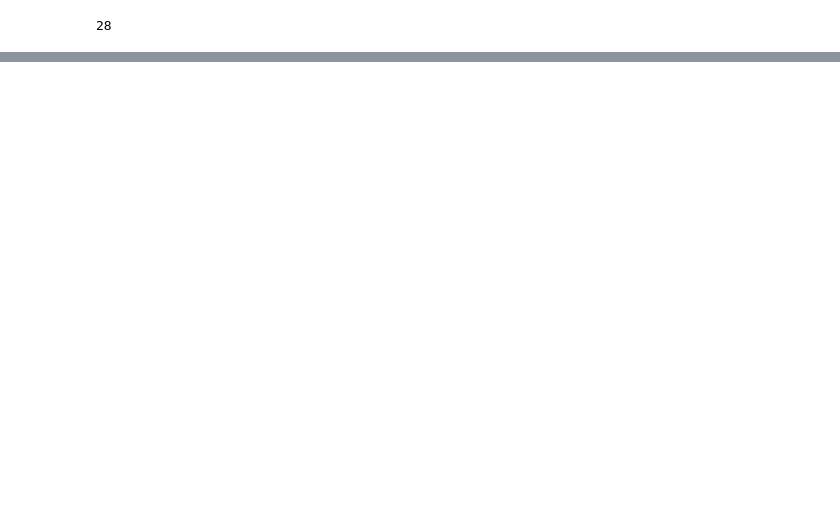
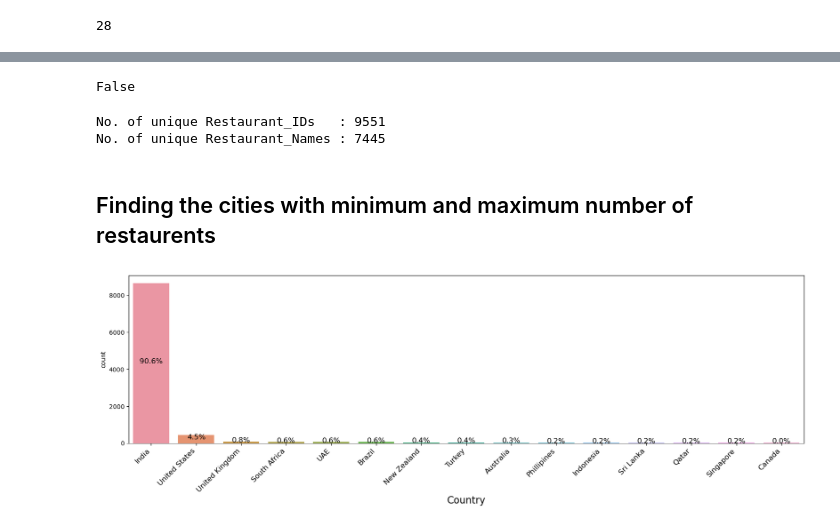
Before and after one commit to ParvezShahShaik/restaurant_recommendation, a Jupyter notebook: Restaurant_Recommendation_Project.ipynb, the cells around one changed output, grey strips where cells are left out. Saved outputs shown, nothing was run; the diff lists cells and outputs as text; code cells hidden in the pictures; blank space fills up the shorter version.

```diff
--- a/Restaurant_Recommendation_Project.ipynb
+++ b/Restaurant_Recommendation_Project.ipynb
@@ -74,3 +57,14 @@ missing_city = data[(data.Longitude ==0) | (data.Latitude ==0)].City.unique()
 len(missing_city)
 # %% [output]
 28
+# %%
+# Calculate the mean Latitude and Longitude for each City, filter for missing cities
+lat_n_long = data.groupby('City').agg({"Latitude":"mean", "Longitude":"mean"}).loc[missing_city]
+
+# Create a dictionary with missing city locations
+missing_city_loc = {x: tuple(lat_n_long.loc[x]) for x in missing_city}
+
+# Count the number of rows where Latitude or Longitude is 0
+missing_coords_count = ((data.Latitude == 0) | (data.Longitude == 0)).sum()
+
+missing_coords_count
@@ -76,0 +77,7 @@ len(missing_city)
+# %%
+for i in data.index:
+    if (data.loc[i, 'Latitude'] == 0) or (data.loc[i, 'Longitude'] == 0):
+        city = data.loc[i, 'City']
+        lat, long = missing_city_loc[city]
+        data.loc[i, 'Latitude'] = lat
+        data.loc[i, 'Longitude'] = long
@@ -76,0 +90,39 @@ len(missing_city)
+# %%
+data.duplicated('Restaurant_ID').any()
+# %% [output]
+False
+# %%
+print('No. of unique Restaurant_IDs   :', data.Restaurant_ID.nunique())
+print('No. of unique Restaurant_Names :', data.Restaurant_Name.nunique())
+# %% [output]
+No. of unique Restaurant_IDs   : 9551
+No. of unique Restaurant_Names : 7445
+# %%
+country_code = pd.read_excel('/Users/parvezshahshaik/Documents/Github/restaurant_recommendation/restaurent_data/Country-Code.xlsx')
+country_code.columns = country_code.columns.str.replace(' ','_')
+# %%
+data = pd.merge(data,country_code, on = 'Country_Code')
+# %% [markdown]
+## Finding the cities with minimum and maximum number of restaurents
+# %%
+plt.figure(figsize=(20, 5))
+
+# Count the occurrences of each country in the 'Country' column
+vc = data['Country'].value_counts().reset_index()
+vc.columns = ['Country', 'Freq']
+
+# Calculate percentages
+vc['Perc'] = (vc['Freq'] / vc['Freq'].sum() * 100).round(1)
+
+# Create the countplot
+sns.countplot(x='Country', data=data, order=vc['Country'])
+
+# Annotate the plot with percentages
+for i, row in vc.iterrows():
+    plt.annotate(str(row['Perc']) + '%', xy=(i, row['Freq'] / 2), ha='center', fontsize=12)
+
+plt.xticks(rotation=45, ha='right', size=12)
+plt.xlabel('Country', size=16)
+plt.show()
+# %% [output]
+[figure, added]
```
Also changed, not shown: parts of 35 cells of this notebook, 4 other files.
